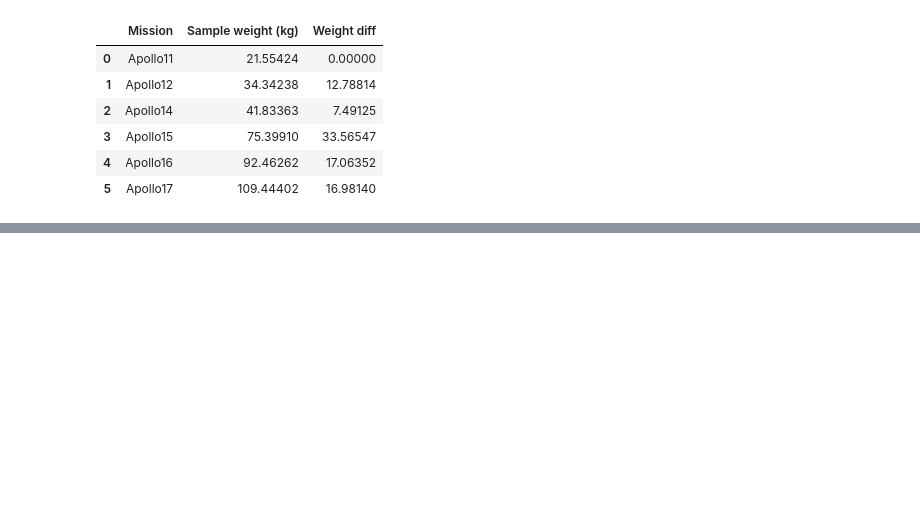
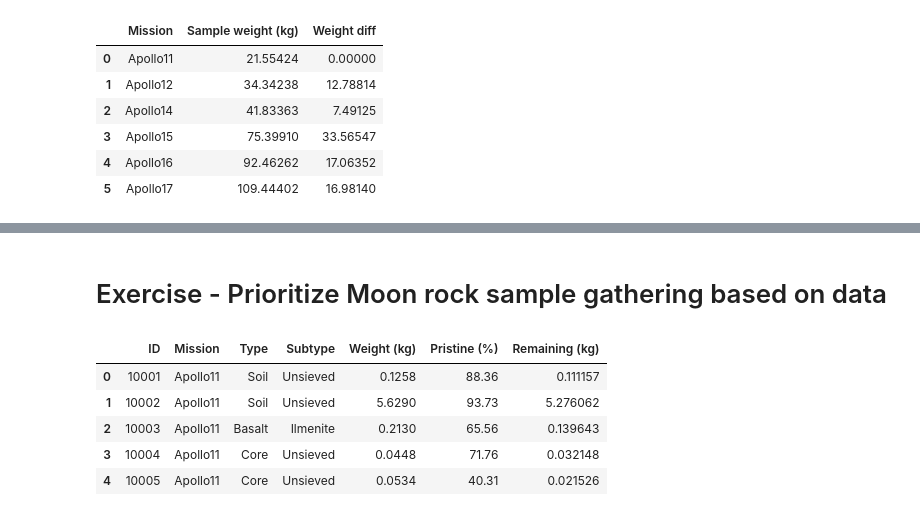
Before and after one commit to WhereDoIClick/TechProjects, a Jupyter notebook: over-the-moon/sample-return/sample-return.ipynb, the cells around one changed output, grey strips where cells are left out. Cells and saved outputs as stored; diff of their text form; code cells hidden in the pictures; blank space fills up the shorter version.

```diff
--- a/over-the-moon/sample-return/sample-return.ipynb
+++ b/over-the-moon/sample-return/sample-return.ipynb
@@ -124,0 +223,15 @@ missions
+# %% [markdown]
+# Exercise - Prioritize Moon rock sample gathering based on data
+# %%
+# Determine how much remains of each sample that was returned from the Apollo missions by multiplying the weight of the sample that was originally collected
+# by the percentage of remaining pristine sample.
+
+rock_samples['Remaining (kg)'] = rock_samples['Weight (kg)'] * (rock_samples['Pristine (%)'] * .01)
+rock_samples.head()
+# %% [output]
+|  | ID | Mission | Type | Subtype | Weight (kg) | Pristine (%) | Remaining (kg) |
+| 0 | 10001 | Apollo11 | Soil | Unsieved | 0.1258 | 88.36 | 0.111157 |
+| 1 | 10002 | Apollo11 | Soil | Unsieved | 5.6290 | 93.73 | 5.276062 |
+| 2 | 10003 | Apollo11 | Basalt | Ilmenite | 0.2130 | 65.56 | 0.139643 |
+| 3 | 10004 | Apollo11 | Core | Unsieved | 0.0448 | 71.76 | 0.032148 |
+| 4 | 10005 | Apollo11 | Core | Unsieved | 0.0534 | 40.31 | 0.021526 |
```
Also changed, not shown: parts of 16 cells of this notebook, 2 other files.
